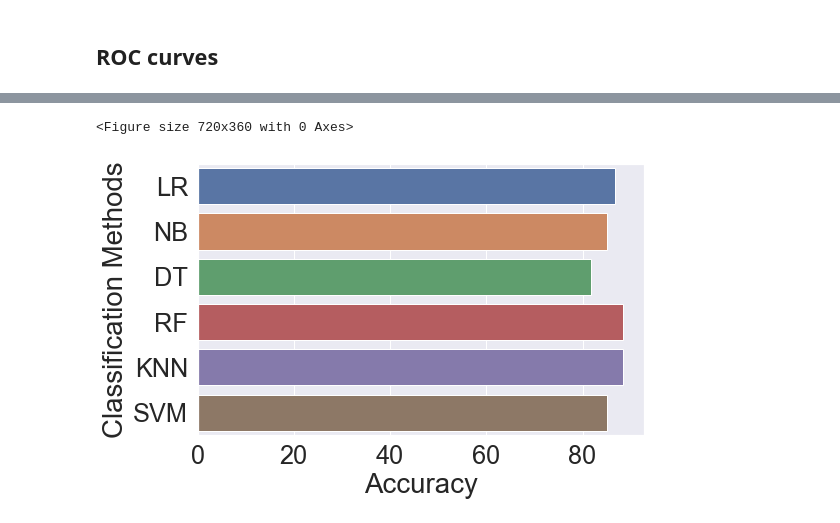
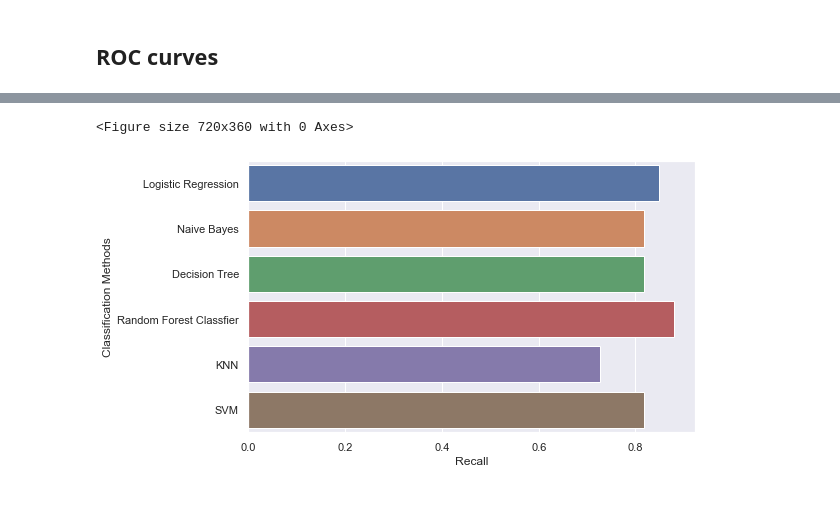
Before and after one commit to lorenzlorg/Big-Data-MAPR-project, a Jupyter notebook: Predizione di malattie cardiache.ipynb, the cells around one changed output, grey strips where cells are left out. Cells and saved outputs as stored; diff of their text form; code cells hidden in the pictures.

```diff
--- a/Predizione di malattie cardiache.ipynb
+++ b/Predizione di malattie cardiache.ipynb
@@ -507,36 +507,17 @@ import seaborn as sns
 
 def performance(y_val, y_pred):
 
-    # Classification report
-    print(classification_report(y_val, y_pred))
-
-    # Salva le metriche
+    # salvataggio  metriche
     acc = str(accuracy_score(y_val, y_pred))
     prec = str(precision_score(y_val, y_pred))
     rec = str(recall_score(y_val, y_pred))
     f1 = str(f1_score(y_val, y_pred))
 
-    print('\n')
-    print('-------------------------------------')
-
     # Confusion matrix
     cm = confusion_matrix(y_val, y_pred)
 
-    plt.figure(figsize=(6, 6))
-    sns.heatmap(cm, annot=True, fmt='g', vmin=0, cmap='Blues', cbar=False)
-    plt.xticks(ticks=np.arange(2) + 0.5, labels=['Non_difettose', 'Difettose'])
-    plt.yticks(ticks=np.arange(2) + 0.5, labels=['Non_difettose', 'Difettose'])
-    plt.xlabel('Predicted')
-    plt.ylabel('Actual')
-    plt.title('Confusion Matrix')
-    plt.show()
-
-    print('\n')
-    print('-------------------------------------')
-
     # ROC value
     roc = roc_auc_score(y_val, y_pred)
-    print("Valore della ROC:", roc)
 
     return acc, prec, rec, f1, roc, cm
 # %%
@@ -801,0 +800,2 @@ Valore della ROC: 0.835016835016835
+# %%
+acc_SVM, prec_SVM, rec_SVM, f1_SVM, roc_SVM, cm_SVM  = performance(y_test, predicted_svm)
@@ -805,3 +821,6 @@ Valore della ROC: 0.835016835016835
 ## Performances
 # %% [markdown]
 ## Matrici di confusione
+# %%
+models_name = [m1, m2, m3, m4, m5, m6]
+models_name
@@ -853,12 +901,15 @@ best_accuracies_each_classes
 # %%
+rec_vals = [rec_LR, rec_NB, rec_DT, rec_RF, rec_KNN, rec_SVM]
+
 plt.figure(figsize=(10,5))
-df = pd.DataFrame({'model':list(best_accuracies_each_classes.keys()), 'val':list(best_accuracies_each_classes.values())})
+df = pd.DataFrame({'model':models_name, 'val':rec_vals})
+
 df['val'] = df['val'].astype(float)
 plt.figure(figsize=(8,5))
 sns.barplot( y= df['model'], x=df['val'])
-plt.xlabel("Accuracy")
+plt.xlabel("Recall")
 plt.ylabel("Classification Methods")
 plt.show()
 # %% [output]
 <Figure size 720x360 with 0 Axes>
-[figure, old version]
+[figure, new version]
```
Also changed, not shown: parts of 8 cells of this notebook.
